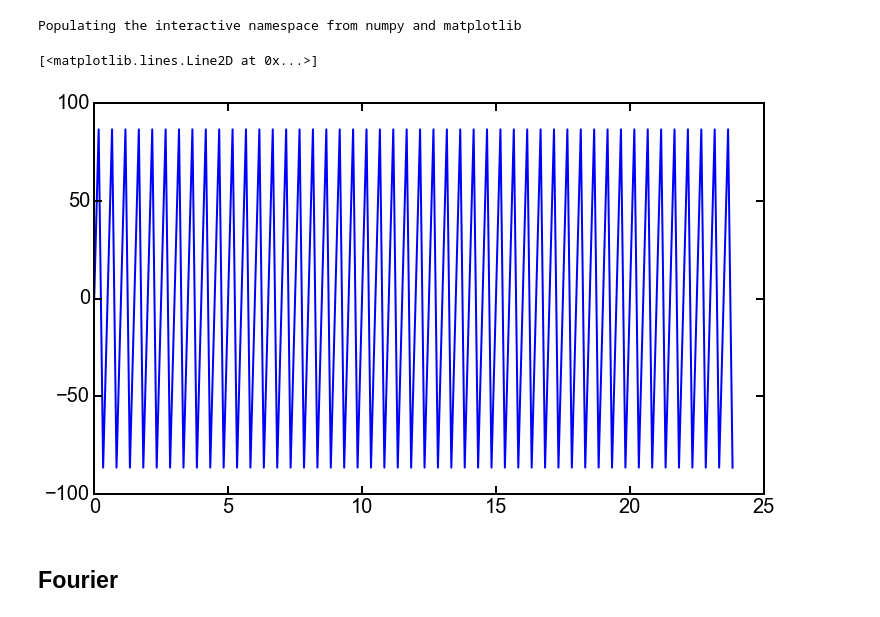
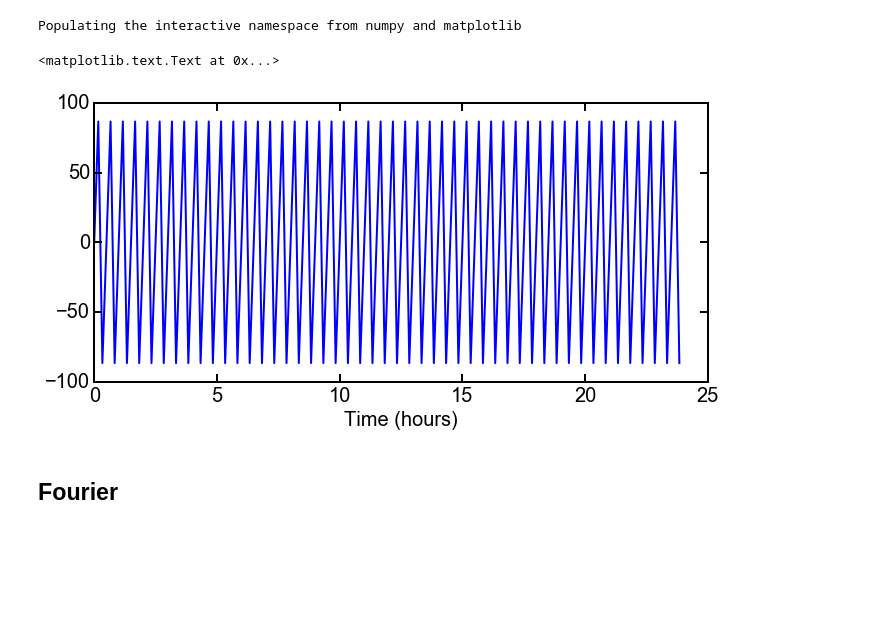
Before and after one commit to OrielBanne/myIPythonNotebooks, a Jupyter notebook: pub/Fourier.ipynb, the cells around one changed output. Saved outputs shown, nothing was run; the diff lists cells and outputs as text; code cells hidden in the pictures; blank space fills up the shorter version.

```diff
--- a/pub/Fourier.ipynb
+++ b/pub/Fourier.ipynb
@@ -5,17 +5,18 @@ Populating the interactive namespace from numpy and matplotlib
 # %%
 A = 100 # amplitude
 dt = 1/6. # sampling in hours
 f = 2.0 # 2 per hours
 
 t = np.arange(0,24, dt)
 
 signal = A*np.sin(2*np.pi*f*t)
 
-fig = figure(figsize=(12,7))
+fig = figure(figsize=(11,5))
 plt.plot(t,signal)
+plt.xlabel("Time (hours)")
 # %% [output]
-[<matplotlib.lines.Line2D at 0x...>]
+<matplotlib.text.Text at 0x...>
-[figure, old version]
+[figure, new version]
 # %% [markdown]
 <H2>Fourier</H2>
 # %%
```
Also changed, not shown: parts of 2 cells of this notebook.
